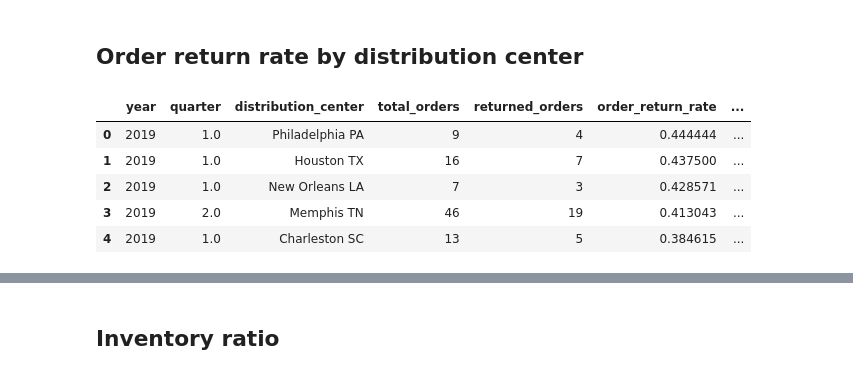
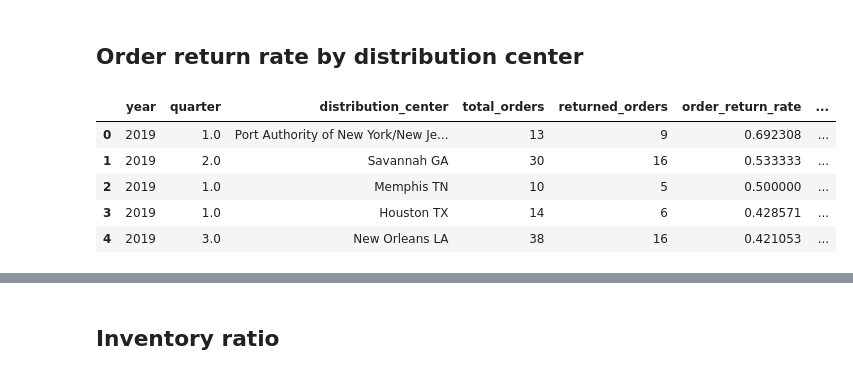
Before and after one commit to buttersaltpepper/Data-Analysis, a Jupyter notebook: project1.ipynb, the cells around one changed output, grey strips where cells are left out. Saved outputs shown, nothing was run; the diff lists cells and outputs as text; code cells hidden in the pictures.

```diff
--- a/project1.ipynb
+++ b/project1.ipynb
@@ -700,40 +720,38 @@ with orders as (
         bigquery-public-data.thelook_ecommerce.products as p
     on
         oi.product_id = p.id
     join
         bigquery-public-data.thelook_ecommerce.distribution_centers as d
     on
         d.id = p.distribution_center_id
-    where
-        delivered_at is not null
 
     group by
         year,
         quarter,
         distribution_center
 
     order by
         year,
         quarter
 )
 
 select
     *,
 from
     orders
 order by order_return_rate desc
 """
 rr_df = pd.read_gbq(q)
 
 rr_df['distribution_state'] = rr_df['distribution_center'].apply(lambda x: x.split()[-1])
 rr_df.head()
 # %% [output]
 |  | year | quarter | distribution_center | total_orders | returned_orders | order_return_rate | ... |
-| 0 | 2019 | 1.0 | Philadelphia PA | 9 | 4 | 0.444444 | ... |
-| 1 | 2019 | 1.0 | Houston TX | 16 | 7 | 0.437500 | ... |
-| 2 | 2019 | 1.0 | New Orleans LA | 7 | 3 | 0.428571 | ... |
-| 3 | 2019 | 2.0 | Memphis TN | 46 | 19 | 0.413043 | ... |
-| 4 | 2019 | 1.0 | Charleston SC | 13 | 5 | 0.384615 | ... |
+| 0 | 2019 | 1.0 | Port Authority of New York/New Je... | 13 | 9 | 0.692308 | ... |
+| 1 | 2019 | 2.0 | Savannah GA | 30 | 16 | 0.533333 | ... |
+| 2 | 2019 | 1.0 | Memphis TN | 10 | 5 | 0.500000 | ... |
+| 3 | 2019 | 1.0 | Houston TX | 14 | 6 | 0.428571 | ... |
+| 4 | 2019 | 3.0 | New Orleans LA | 38 | 16 | 0.421053 | ... |
 # %%
 plt.title('Quarterly Order Return Rate by Distribution Center', loc='left')
 sns.boxplot(data=rr_df, x='distribution_state', y='order_return_rate', palette='Blues')
```
Also changed, not shown: parts of 73 cells of this notebook, 2 other files.
